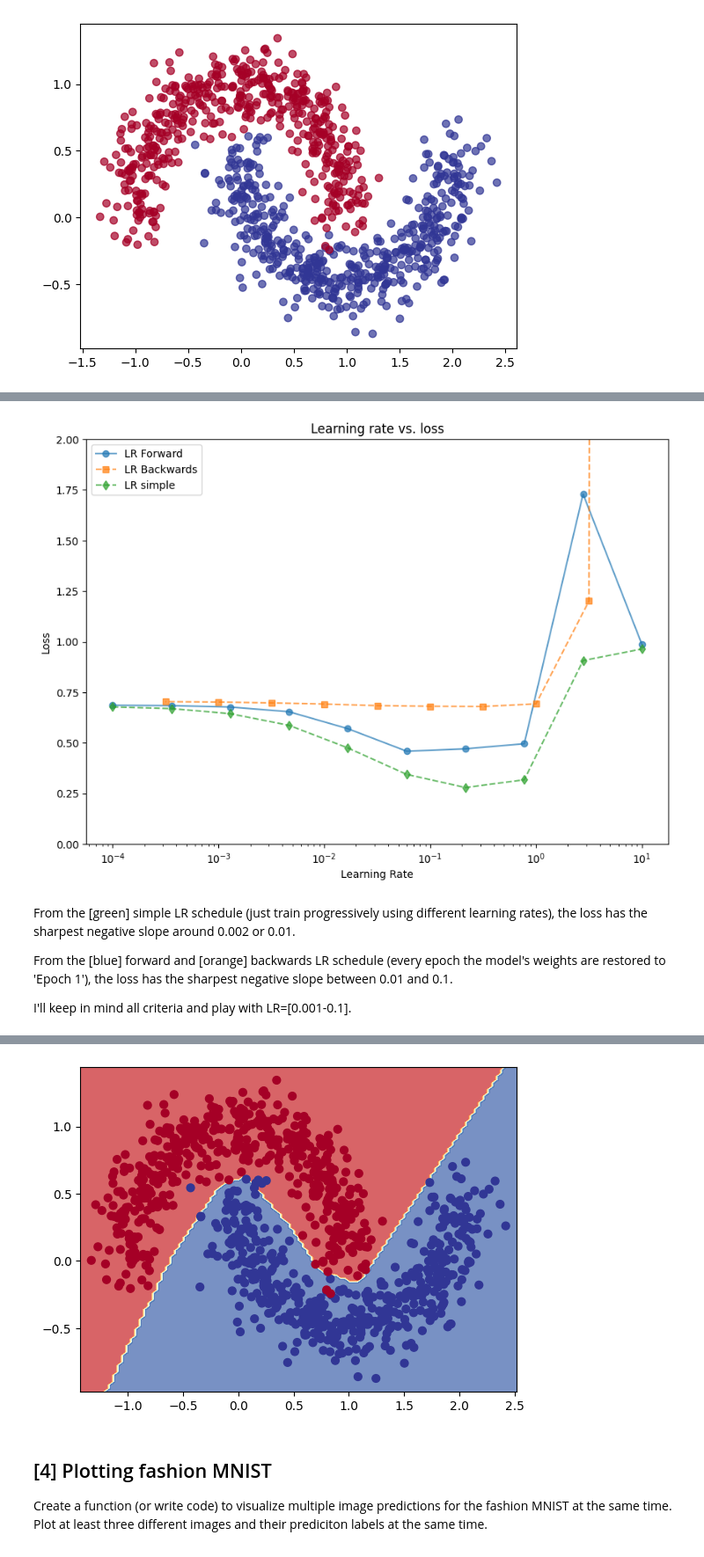
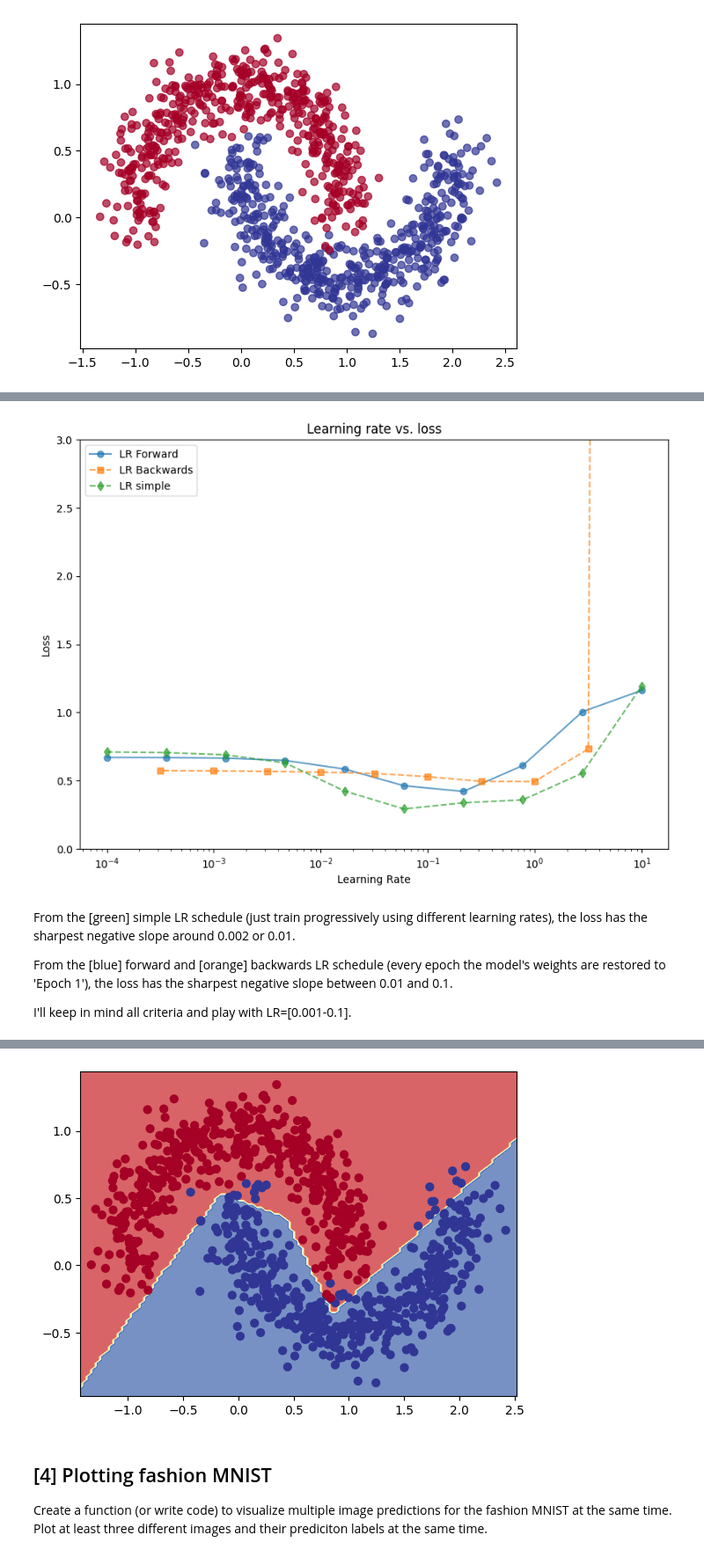
Before and after one commit to Fertmeneses/tensorflow-deep-learning, a Jupyter notebook: practice/02_exercises.ipynb, the cells around one changed output, grey strips where cells are left out. Shown: that part at 88% size. Saved outputs shown, nothing was run; the diff lists cells and outputs as text; code cells hidden in the pictures.

```diff
--- a/practice/02_exercises.ipynb
+++ b/practice/02_exercises.ipynb
@@ -276,11 +292,13 @@ history_f, history_r, history_s = find_LR(
     loss=tf.keras.losses.BinaryCrossentropy(),
     optimizer='Adam',
     metrics=['accuracy'],
-    epochs=10
+    epochs=10,
+    min_LR=1e-4,
+    max_LR=1e1
     )
-plot_LR_rates(history_f, history_r, history_s,ylim=[0,2])
+plot_LR_rates(history_f, history_r, history_s,ylim=[0,3])
 # %% [output]
-[figure, old version]
+[figure, new version]
 # %% [markdown]
 From the [green] simple LR schedule (just train progressively using different learning rates), the loss has the sharpest negative slope around 0.002 or 0.01.
 
@@ -295,7 +313,7 @@ model_3 = create_model(dense_layers=[4,4],
                        hidden_activ=tf.keras.activations.relu,
                        last_activ=tf.keras.activations.sigmoid,
                        loss=tf.keras.losses.BinaryCrossentropy(),
-                       optimizer=tf.keras.optimizers.Adam(learning_rate=0.05), # Between 0.01 and 0.1 works best
+                       optimizer=tf.keras.optimizers.Adam(learning_rate=0.07), # Between 0.01 and 0.1 works best
                        metrics=['accuracy']
                        )
 
@@ -309,5 +327,5 @@ plot_decision_boundary(model_3, X, y)
 doing binary classifcation...
-[figure, old version]
+[figure, new version]
 # %% [markdown]
 ## [4] Plotting fashion MNIST
 
```
Also changed, not shown: parts of 16 cells of this notebook.
